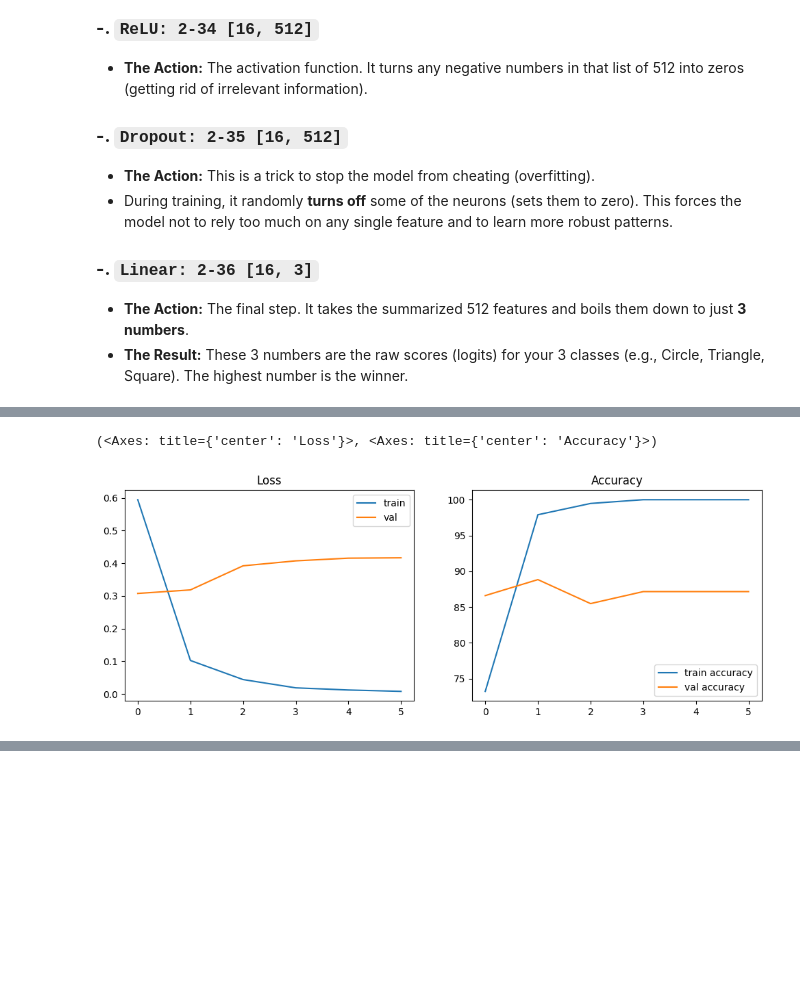
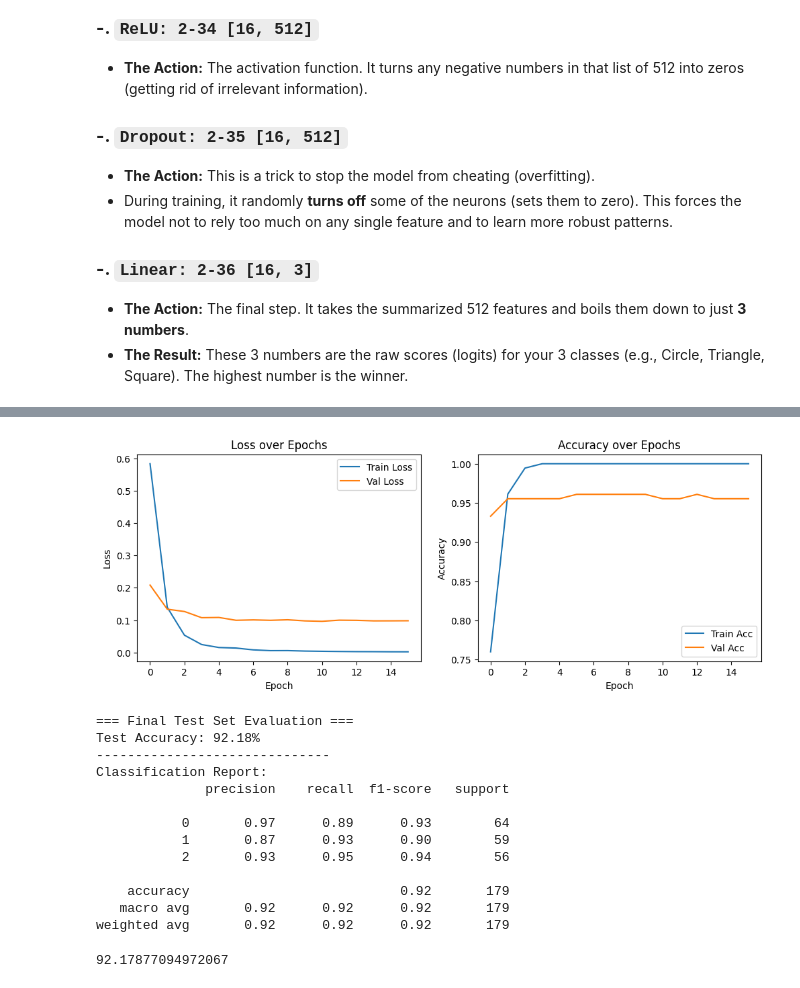
Before and after one commit to safouaneelg/HSLU-CV-BLOCKWEEK-2026, a Jupyter notebook: Computer Vision day 2/Demos/torch_transfer_learning_Colab_version.ipynb, the cells around one changed output, grey strips where cells are left out. Cells and saved outputs as stored; diff of their text form; code cells hidden in the pictures; blank space fills up the shorter version.

```diff
--- a/Computer Vision day 2/Demos/torch_transfer_learning_Colab_version.ipynb
+++ b/Computer Vision day 2/Demos/torch_transfer_learning_Colab_version.ipynb
@@ -924,17 +631,0 @@ Up until this point, the network has been acting like a "feature extractor" (fin
-# %%
-# Select the device (GPU or CPU)
-if torch.backends.mps.is_available():
-    device = "mps"
-    print(f"✅ Device set to Apple Silicon GPU (MPS)")
-elif torch.cuda.is_available():
-    device = "cuda"
-    print(f"✅ Device set to NVIDIA GPU (CUDA)")
-else:
-    device = "cpu"
-    print(f"✅ Device set to CPU")
-
-# ❗ THE FIX: Move the model's parameters to the selected device.
-# This single line solves the entire error.
-model.to(device)
-
-print(f"Model has been successfully moved to the '{device}' device.")
@@ -1617,5 +632,41 @@ Test Accuracy: 82.55%
-# %%
-plot_history(history)
-# %% [output]
-(<Axes: title={'center': 'Loss'}>, <Axes: title={'center': 'Accuracy'}>)
-[figure, removed]
+# %%
+# ==========================================
+# 5. VGG WITH NORMALIZATION
+# ==========================================
+print("\n--- 5. VGG with Image Normalization ---")
+
+# 1. Transforms
+vgg_weights = models.VGG16_Weights.IMAGENET1K_V1
+vgg_transforms = vgg_weights.transforms()
+
+# 2. Datasets
+train_ds_norm = FlowerTensorDataset(X_train, y_train, transform=vgg_transforms)
+val_ds_norm = FlowerTensorDataset(X_val, y_val, transform=vgg_transforms)
+test_ds_norm = FlowerTensorDataset(X_test, y_test, transform=vgg_transforms)
+
+train_loader_norm = DataLoader(train_ds_norm, batch_size=batch_size, shuffle=True)
+val_loader_norm = DataLoader(val_ds_norm, batch_size=batch_size)
+test_loader_norm = DataLoader(test_ds_norm, batch_size=batch_size)
+
+# 3. Model
+vgg_norm = models.vgg16(weights=vgg_weights)
+for param in vgg_norm.features.parameters():
+    param.requires_grad = False
+vgg_norm.classifier = nn.Sequential(
+    nn.Flatten(),
+    nn.Linear(25088, 256),
+    nn.ReLU(),
+    nn.Dropout(0.5),
+    nn.Linear(256, num_classes)
+)
+vgg_norm = vgg_norm.to(device)
+optimizer_norm = optim.Adam(vgg_norm.classifier.parameters(), lr=0.0001)
+
+# 4. Train
+# (Scheduler is active)
+history_norm = train_network(vgg_norm, train_loader_norm, val_loader_norm, criterion, optimizer_norm, num_epochs=20, patience=5)
+
+# 5. Plot & Test
+plot_performance(history_norm)
+evaluate_network(vgg_norm, test_loader_norm)
+# %% [output]
@@ -1621,0 +693,15 @@ plot_history(history)
+[figure, added]
+=== Final Test Set Evaluation ===
+Test Accuracy: 92.18%
+------------------------------
+Classification Report:
+              precision    recall  f1-score   support
+
+           0       0.97      0.89      0.93        64
+           1       0.87      0.93      0.90        59
+           2       0.93      0.95      0.94        56
+
+    accuracy                           0.92       179
+   macro avg       0.92      0.92      0.92       179
+weighted avg       0.92      0.92      0.92       179
+92.17877094972067
```
Also changed, not shown: parts of 80 cells of this notebook.
